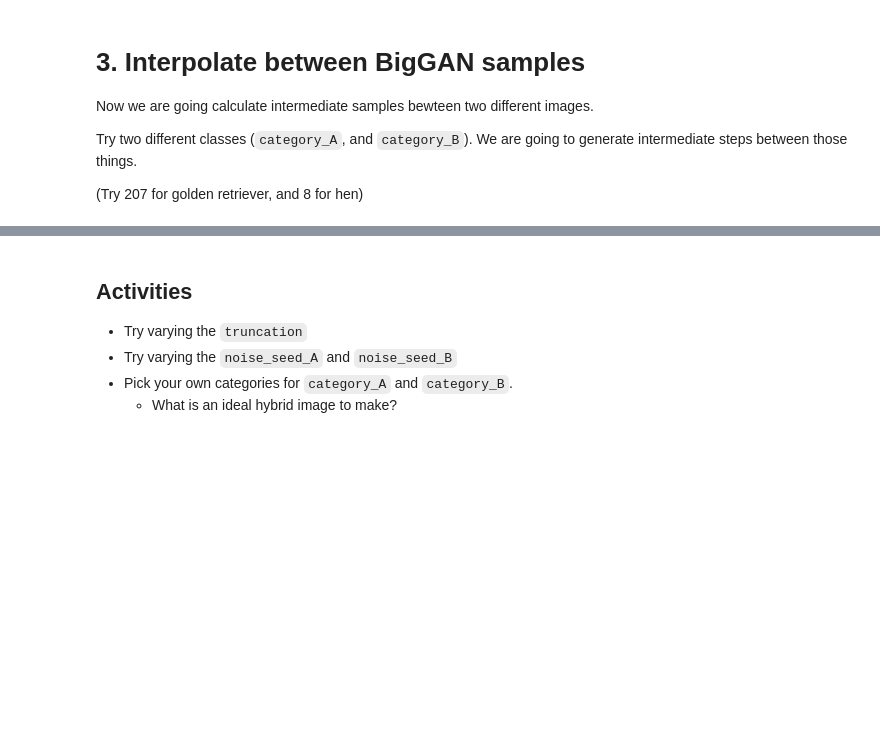
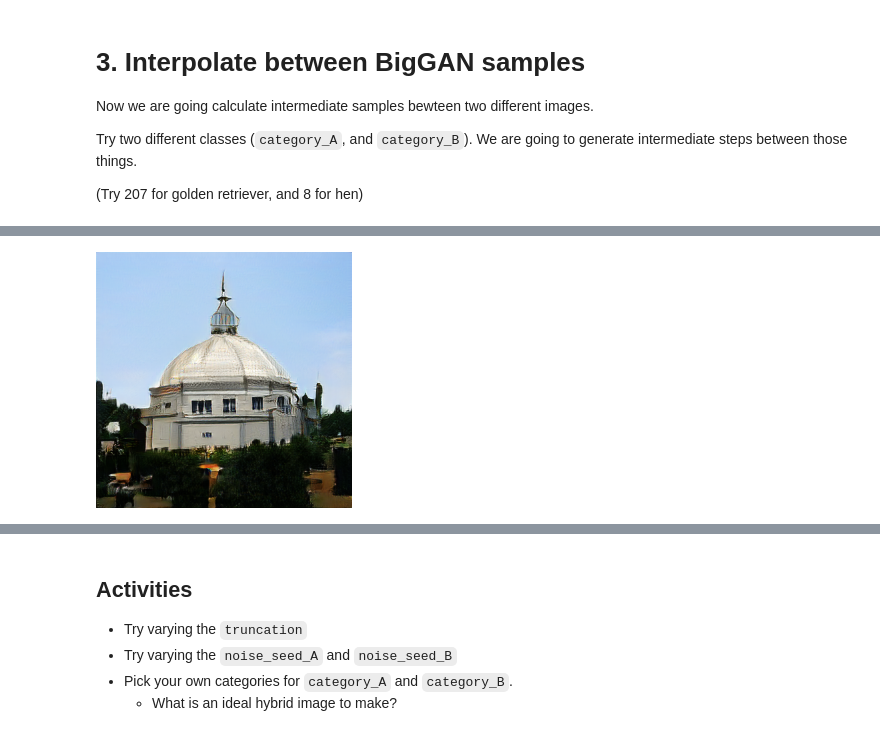
Before and after one commit to roberttwomey/unl-ml-art-bootcamp, a Jupyter notebook: 1_BigGAN_Hands_On.ipynb, the cells around one changed output, grey strips where cells are left out. Drawn from its saved outputs; the diff is of its cells as text; code cells hidden in the pictures; blank space fills up the shorter version.

```diff
--- a/1_BigGAN_Hands_On.ipynb
+++ b/1_BigGAN_Hands_On.ipynb
@@ -299,0 +383,4 @@ imshow(imgrid(ims, cols=num_interps))
+# %%
+imshow(ims[6])
+# %% [output]
+[figure, added]
```
Also changed, not shown: parts of 12 cells of this notebook, 2 other files.
